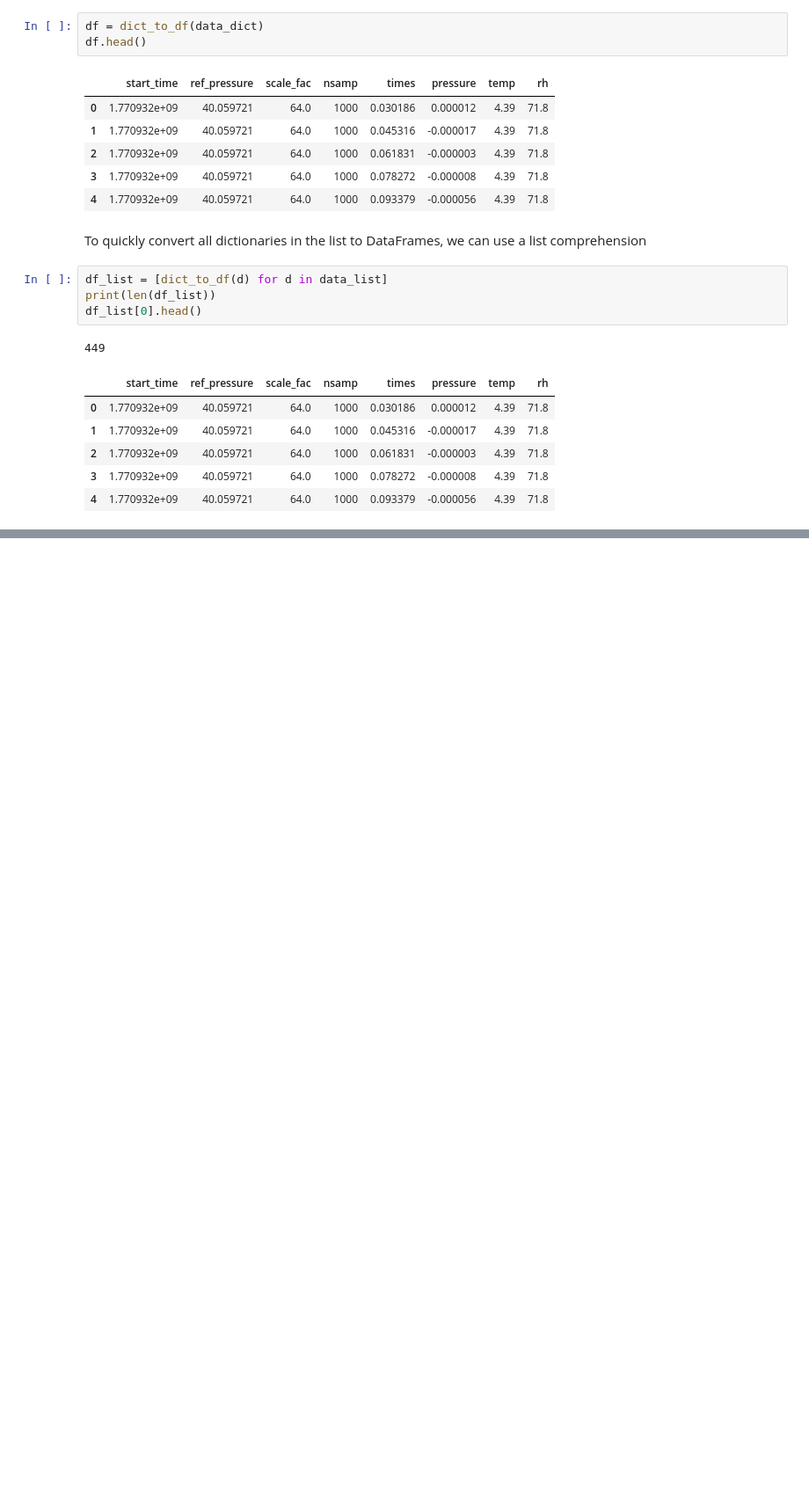
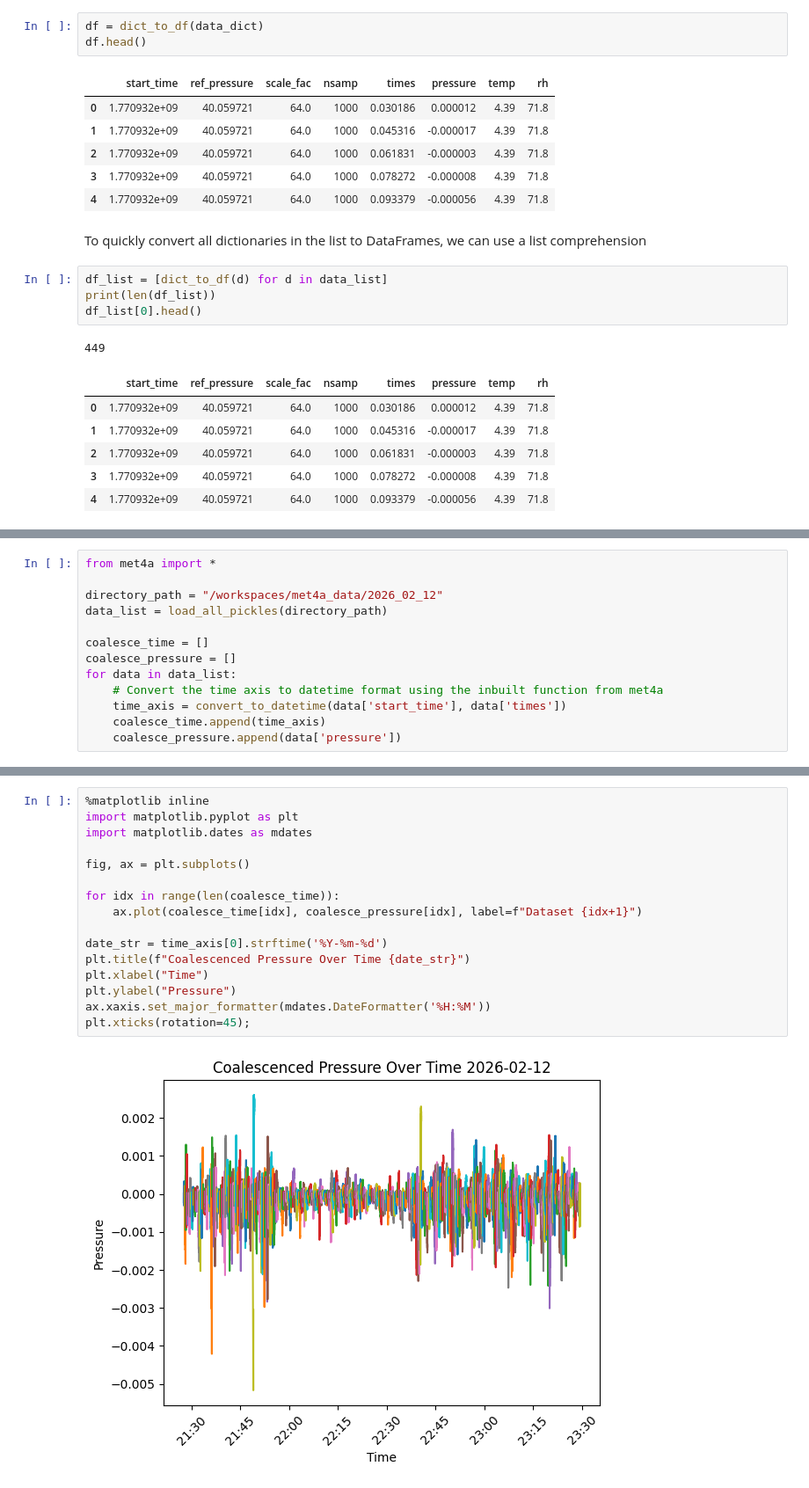
Before and after one commit to kartographer/met4a_data, a Jupyter notebook: notebooks/extract_data.ipynb, the cells around one changed output, grey strips where cells are left out. Shown at 88% size. Drawn from its saved outputs; the diff is of its cells as text; blank space fills up the shorter version.

Commit message:
add sample coalesce function

```diff
--- a/notebooks/extract_data.ipynb
+++ b/notebooks/extract_data.ipynb
@@ -51,0 +56,13 @@ df_list[0].head()
+# %%
+from met4a import *
+
+directory_path = "/workspaces/met4a_data/2026_02_12"
+data_list = load_all_pickles(directory_path)
+
+coalesce_time = []
+coalesce_pressure = []
+for data in data_list:
+    # Convert the time axis to datetime format using the inbuilt function from met4a
+    time_axis = convert_to_datetime(data['start_time'], data['times'])
+    coalesce_time.append(time_axis)
+    coalesce_pressure.append(data['pressure'])
@@ -51,0 +73,18 @@ df_list[0].head()
+# %%
+%matplotlib inline
+import matplotlib.pyplot as plt
+import matplotlib.dates as mdates
+
+fig, ax = plt.subplots()
+
+for idx in range(len(coalesce_time)):
+    ax.plot(coalesce_time[idx], coalesce_pressure[idx], label=f"Dataset {idx+1}")
+
+date_str = time_axis[0].strftime('%Y-%m-%d')
+plt.title(f"Coalescenced Pressure Over Time {date_str}")
+plt.xlabel("Time")
+plt.ylabel("Pressure")
+ax.xaxis.set_major_formatter(mdates.DateFormatter('%H:%M'))
+plt.xticks(rotation=45);
+# %% [output]
+[figure, added]
```
Also changed, not shown: parts of 3 cells of this notebook, 4 other files.
